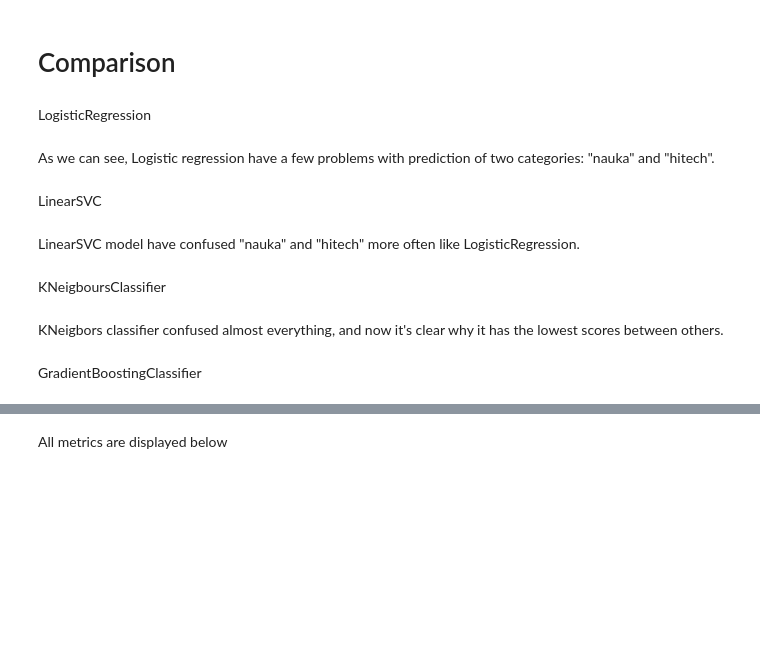
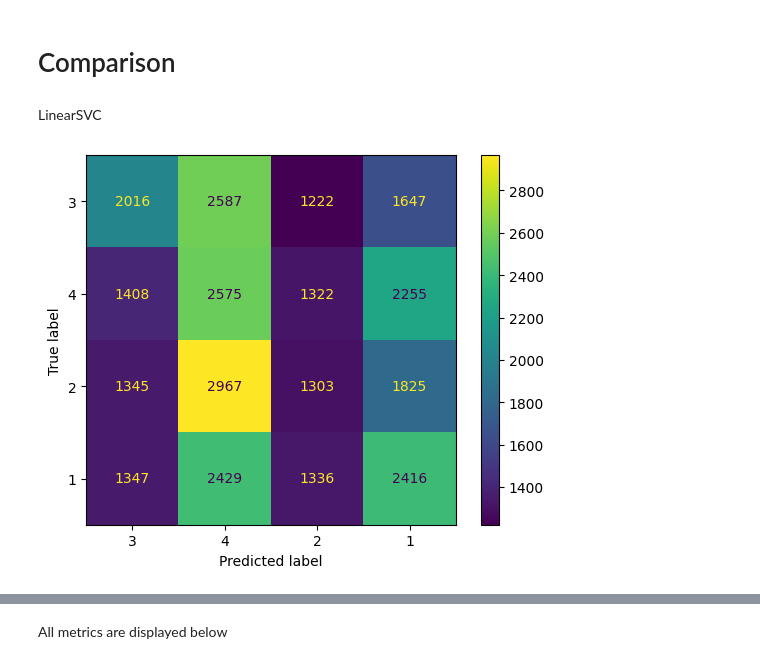
Before and after one commit to HabKaffee/text_classification, a Jupyter notebook: text_classification.ipynb, the cells around one changed output, grey strips where cells are left out. Saved outputs shown, nothing was run; the diff lists cells and outputs as text; code cells hidden in the pictures; blank space fills up the shorter version.

```diff
--- a/text_classification.ipynb
+++ b/text_classification.ipynb
@@ -34,7 +41,7 @@ from sklearn.model_selection import train_test_split
 # %%
 from sklearn.metrics import confusion_matrix, ConfusionMatrixDisplay
 # %%
-def display_conf_matrix(y_true, y_pred):
+def display_conf_matrix(y_true, y_pred, Y):
     conf_matrix = confusion_matrix(y_true, y_pred)
     cm_display = ConfusionMatrixDisplay(conf_matrix, display_labels=Y.unique())
     cm_display.plot()
@@ -382,0 +648,8 @@ save_model('./models/lin_svc_digits.pkl', grid_linearSVC)
+# %%
+stemmer = SnowballStemmer("english", ignore_stopwords=True)
+# %%
+train_removed_stopwords = [' '.join([stemmer.stem(word) for word in text.split()]) for text in train_removed_stopwords]
+
+train_removed_trash = [' '.join([stemmer.stem(word) for word in text.split()]) for text in train_removed_trash]
+
+train_removed_digits = [' '.join([stemmer.stem(word) for word in text.split()]) for text in train_removed_digits]
@@ -383,3 +784,19 @@ save_model('./models/lin_svc_digits.pkl', grid_linearSVC)
 # %% [markdown]
 # Comparison
+# %%
+seed = 42
+# vectorizer = TfidfVectorizer(stop_words=stop_words.get_stop_words("en"), max_features=10000)
+# TF_IDF_trash = vectorizer.fit_transform(train_removed_trash_copy).toarray()
+vectorizer = CountVectorizer(stop_words=stop_words.get_stop_words('en'), max_features=10000)
+# CVect_trash = vectorizer.fit_transform(train_removed_trash).toarray()
+
+Y = train_dataset["Class Index"]
+vectorized = vectorizer.fit_transform(train_removed_trash).toarray()
+
+X_train, X_test, Y_train, Y_test = train_test_split(vectorized, Y, test_size=0.25, random_state=seed)
+
+# linSVC_best = load_model('./models/lemmat_tfidf_lin_svc_trash.pkl')
+logreg = load_model('./models/log_reg_trash.pkl')
+
+Y_pred_logreg = logreg.predict(X_test)
 # %%
@@ -402,2 +811,0 @@ fill_metrix_df(all_metrics_df, 'LinearSVC',
-# %% [markdown]
-LogisticRegression
@@ -406,10 +812,6 @@ display_conf_matrix(Y_test, Y_pred_logreg)
-# %% [markdown]
-As we can see, Logistic regression have a few problems with prediction of two categories: "nauka" and "hitech".
 # %% [markdown]
 LinearSVC
 # %%
-display_conf_matrix(Y_test, Y_pred_linearSVC)
+display_conf_matrix(Y_test, Y_pred_logreg, Y)
+# %% [output]
+[figure, added]
-# %% [markdown]
-LinearSVC model have confused "nauka" and "hitech" more often like LogisticRegression.
-# %% [markdown]
-KNeigboursClassifier
@@ -418,4 +817,0 @@ display_conf_matrix(Y_test, Y_pred_KNN)
-# %% [markdown]
-KNeigbors classifier confused almost everything, and now it's clear why it has the lowest scores between others.
-# %% [markdown]
-GradientBoostingClassifier
```
Also changed, not shown: parts of 116 cells of this notebook.
